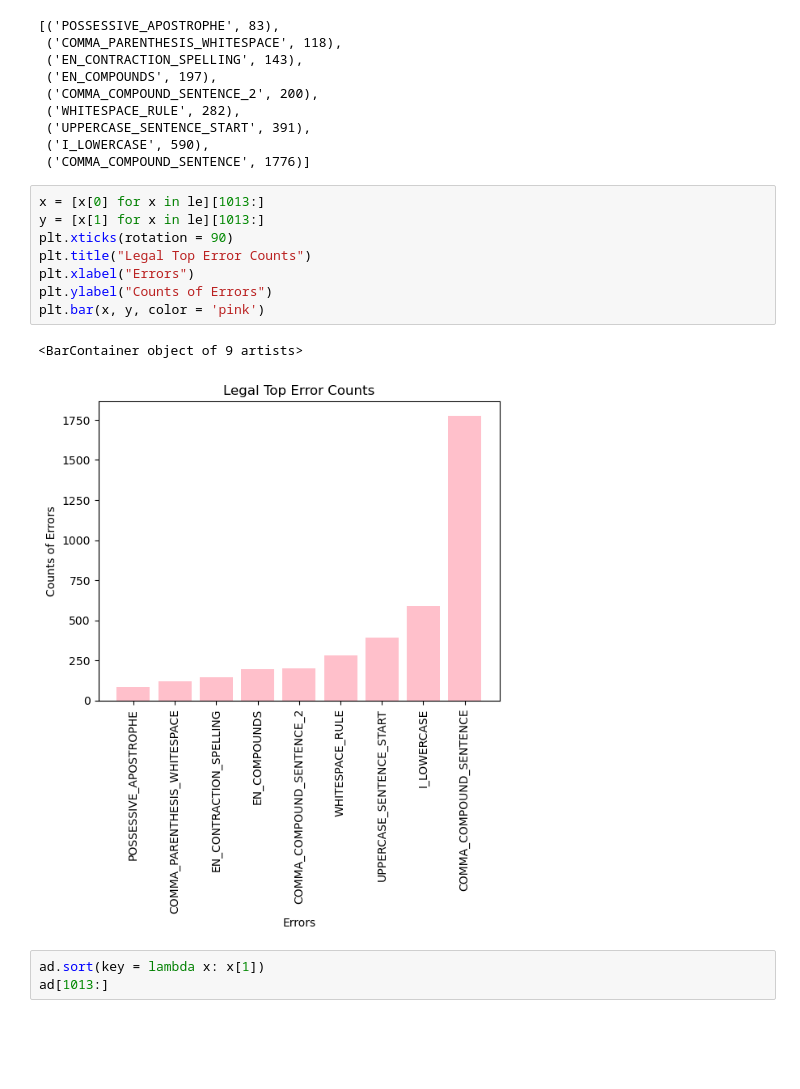
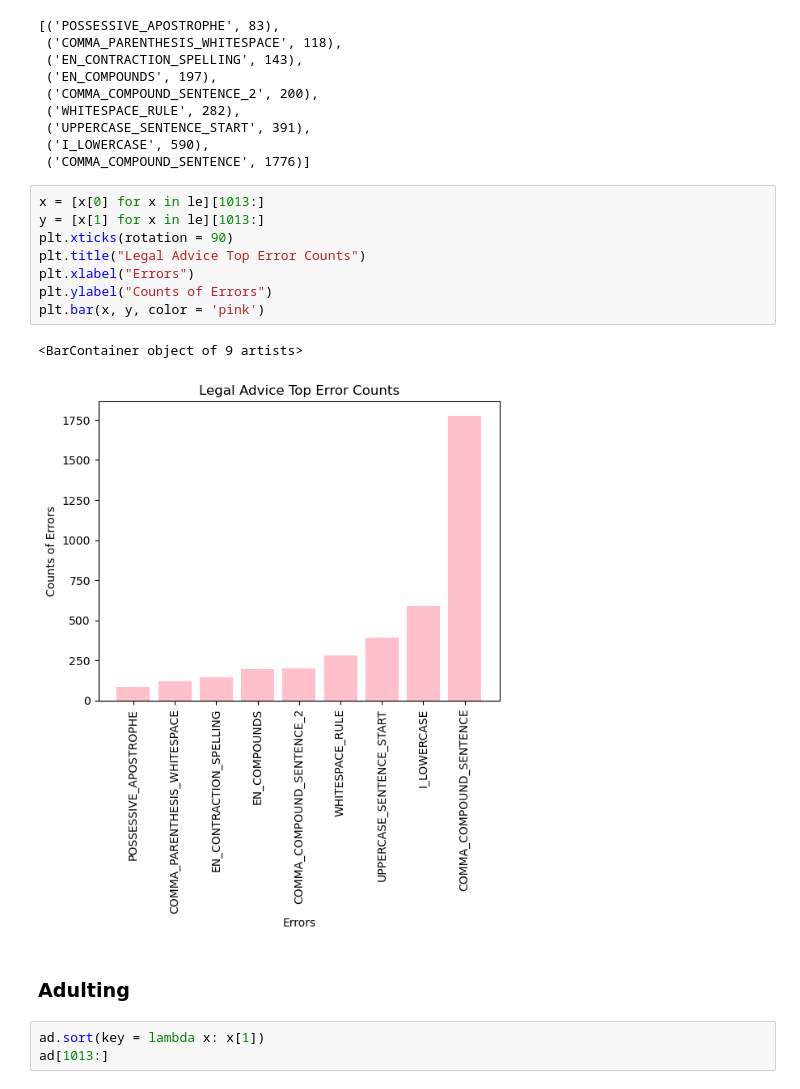
Before and after one commit to Data-Science-for-Linguists-2023/For-Reddit-Grammaticality-Analysis, a Jupyter notebook: notebooks/dataAnalysis2.ipynb, the cells around one changed output. Saved outputs shown, nothing was run; the diff lists cells and outputs as text; blank space fills up the shorter version.

```diff
--- a/notebooks/dataAnalysis2.ipynb
+++ b/notebooks/dataAnalysis2.ipynb
@@ -395,14 +414,16 @@ le[1013:]
 # %%
 x = [x[0] for x in le][1013:]
 y = [x[1] for x in le][1013:]
 plt.xticks(rotation = 90)
-plt.title("Legal Top Error Counts")
+plt.title("Legal Advice Top Error Counts")
 plt.xlabel("Errors")
 plt.ylabel("Counts of Errors")
 plt.bar(x, y, color = 'pink')
 # %% [output]
 <BarContainer object of 9 artists>
-[figure, old version]
+[figure, new version]
+# %% [markdown]
+### Adulting
 # %%
 ad.sort(key = lambda x: x[1])
 ad[1013:]
```
Also changed, not shown: parts of 75 cells of this notebook.
